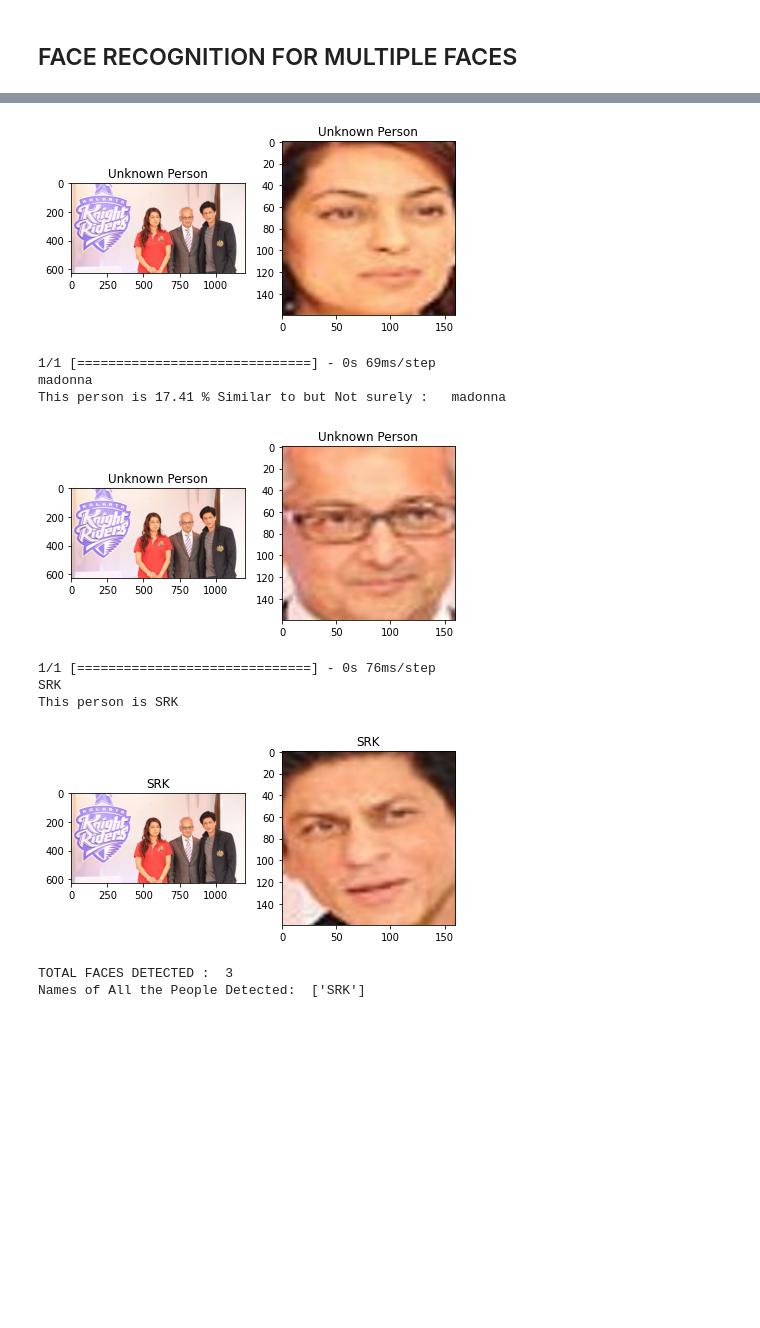
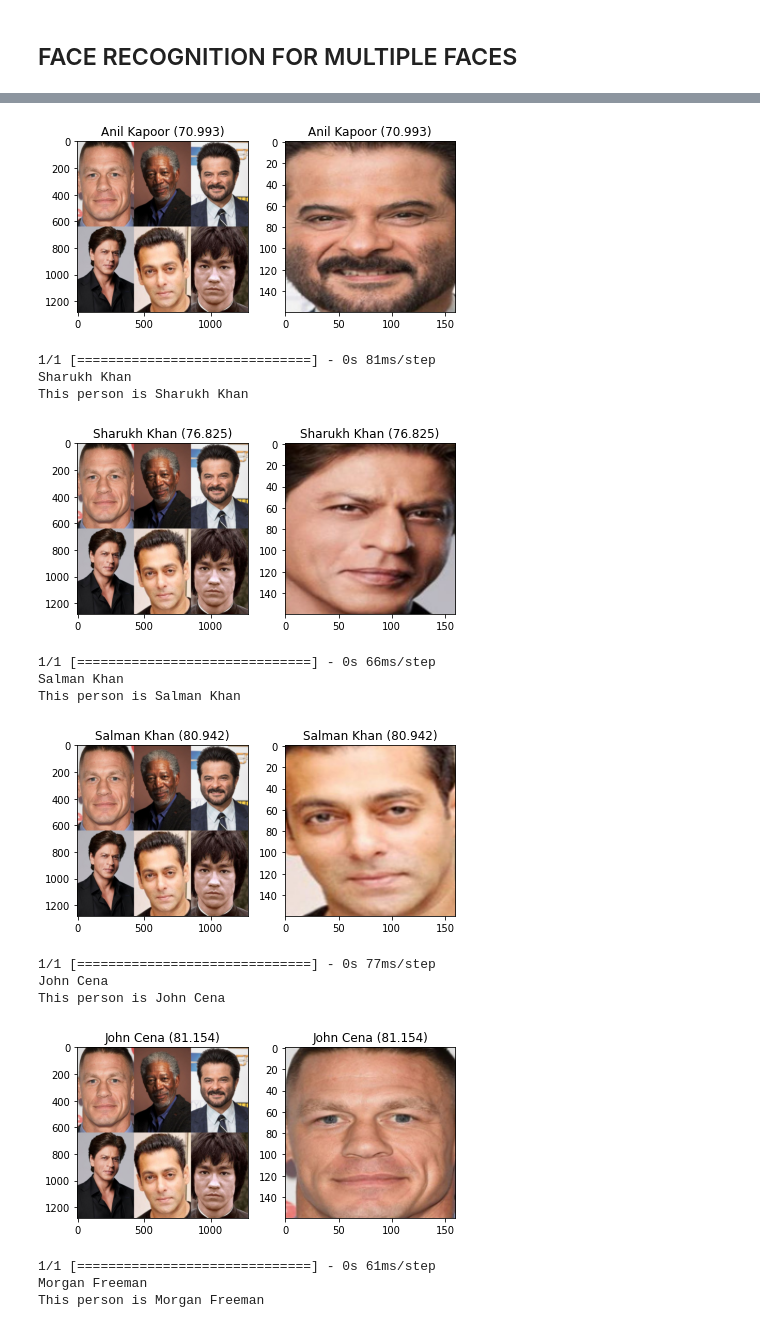
Before and after one commit to ayaan-47/The-Proxy-Buster, a Jupyter notebook: FaceNet(Major Project).ipynb, the cells around one changed output, grey strips where cells are left out. Cells and saved outputs as stored; diff of their text form; code cells hidden in the pictures; blank space fills up the shorter version.

```diff
--- a/FaceNet(Major Project).ipynb
+++ b/FaceNet(Major Project).ipynb
@@ -50,7 +50,7 @@ def extract_faces(filename, required_size=(160, 160)):
 
     pixels = np.asarray(image)
 
-    detector = MTCNN(min_face_size=70, steps_threshold=[0.6, 0.7, 0.7])
+    detector = MTCNN(min_face_size=50, steps_threshold=[0.6, 0.7, 0.7])
 
 
     results = detector.detect_faces(pixels)
@@ -74,3 +74,14 @@ def extract_faces(filename, required_size=(160, 160)):
         faces.append(face_array)
 
     return faces
+pat = "testing_data/group2.jpg"
+pixels = extract_faces(pat)
+img = cv2.imread(pat)[:,:,::-1]
+for p in pixels:
+    fig, axs = plt.subplots(1, 2)
+    axs[0].imshow(img)
+    axs[0].set_title("Group Image")
+    axs[1].imshow(p)
+    axs[1].set_title("Extracted Faces")
+    plt.tight_layout()
+    plt.show()
@@ -262,7 +291,7 @@ Loaded pre-trained model
 ## FACE RECOGNITION FOR SINGLE FACES
 # %%
 # Load a single test image
-test_image_path = 'salman3.jpg'  # Replace 'image.jpg' with the actual file name and path
+test_image_path = '/testing_data/salman3.jpg'  # Replace 'image.jpg' with the actual file name and path
 
 img = cv2.imread(test_image_path)[:,:,::-1]
 
@@ -332,7 +346,7 @@ This person is  21.41 % Similar to but Not Confirmed  Selmon Bhai
 ##  FACE RECOGNITION FOR MULTIPLE FACES
 # %%
 # Load the test image
-test_image_path = 'testing_data/srk3.jpg'
+test_image_path = 'testing_data/supergroup.jpg'
 img = cv2.imread(test_image_path)[:,:,::-1]
 names = []
 
@@ -366,8 +380,8 @@ for test_face in test_faces:
 
     if class_probability > 30:
         print("This person is", predict_name[0])
-#         title = '%s (%.3f)' % (predict_names[0], class_probability)
-        title = n
+        title = '%s (%.3f)' % (predict_names[0], class_probability+20)
+#         title = n
         if n not in names:
             names.append(n)
     else:
@@ -400,11 +417,16 @@ This person is 19.42 % Similar to but Not surely :   madonna
-[figure, old version]
+[figure, new version]
-1/1 [==============================] - 0s 69ms/step
-madonna
-This person is 17.41 % Similar to but Not surely :   madonna
+1/1 [==============================] - 0s 81ms/step
+Sharukh Khan
+This person is Sharukh Khan
-[figure, old version]
+[figure, new version]
-1/1 [==============================] - 0s 76ms/step
-SRK
-This person is SRK
+1/1 [==============================] - 0s 66ms/step
+Salman Khan
+This person is Salman Khan
-[figure, old version]
+[figure, new version]
-TOTAL FACES DETECTED :  3
-Names of All the People Detected:  ['SRK']
+1/1 [==============================] - 0s 77ms/step
+John Cena
+This person is John Cena
+[figure, added]
+1/1 [==============================] - 0s 61ms/step
+Morgan Freeman
+This person is Morgan Freeman
```
Also changed, not shown: parts of 7 cells of this notebook, 5 other files.
